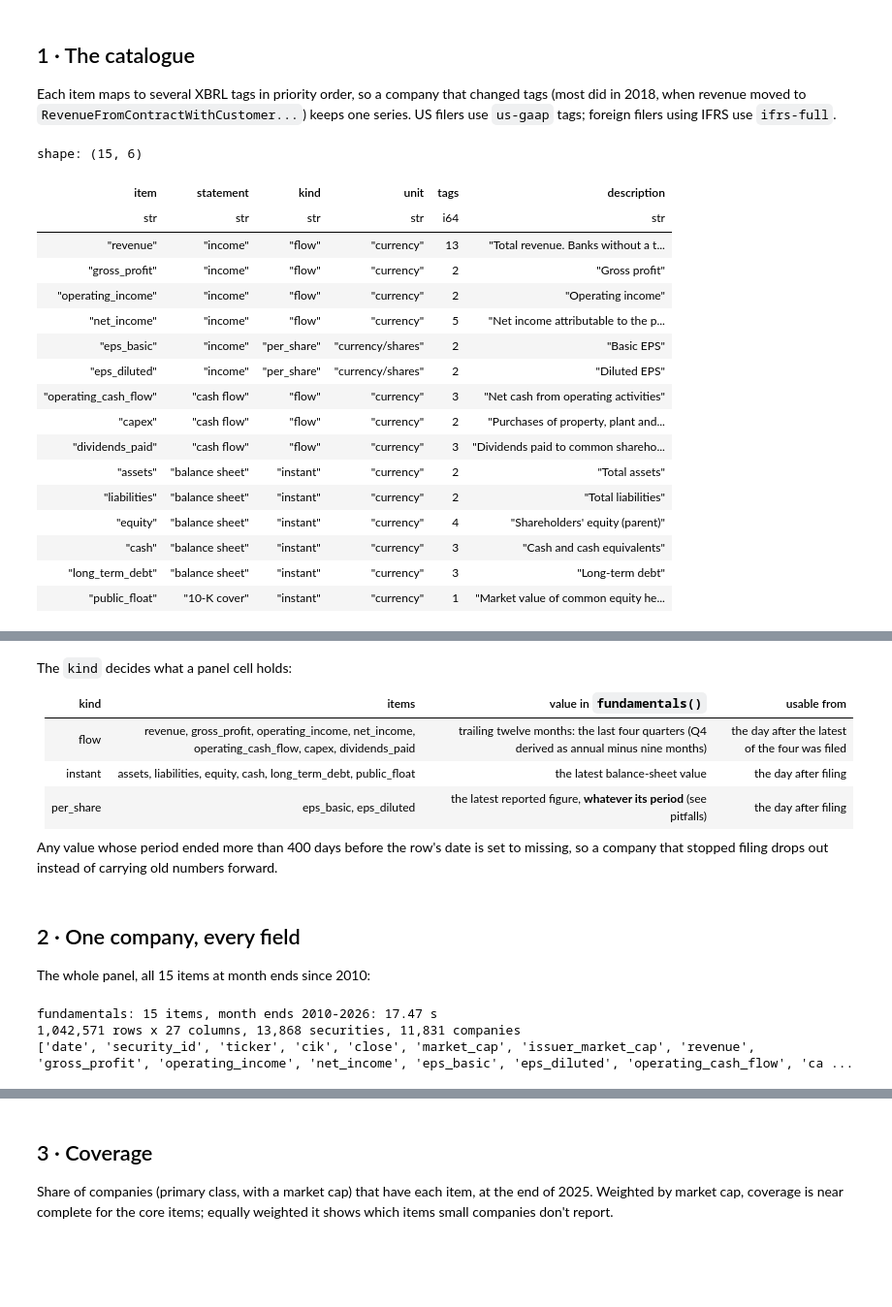
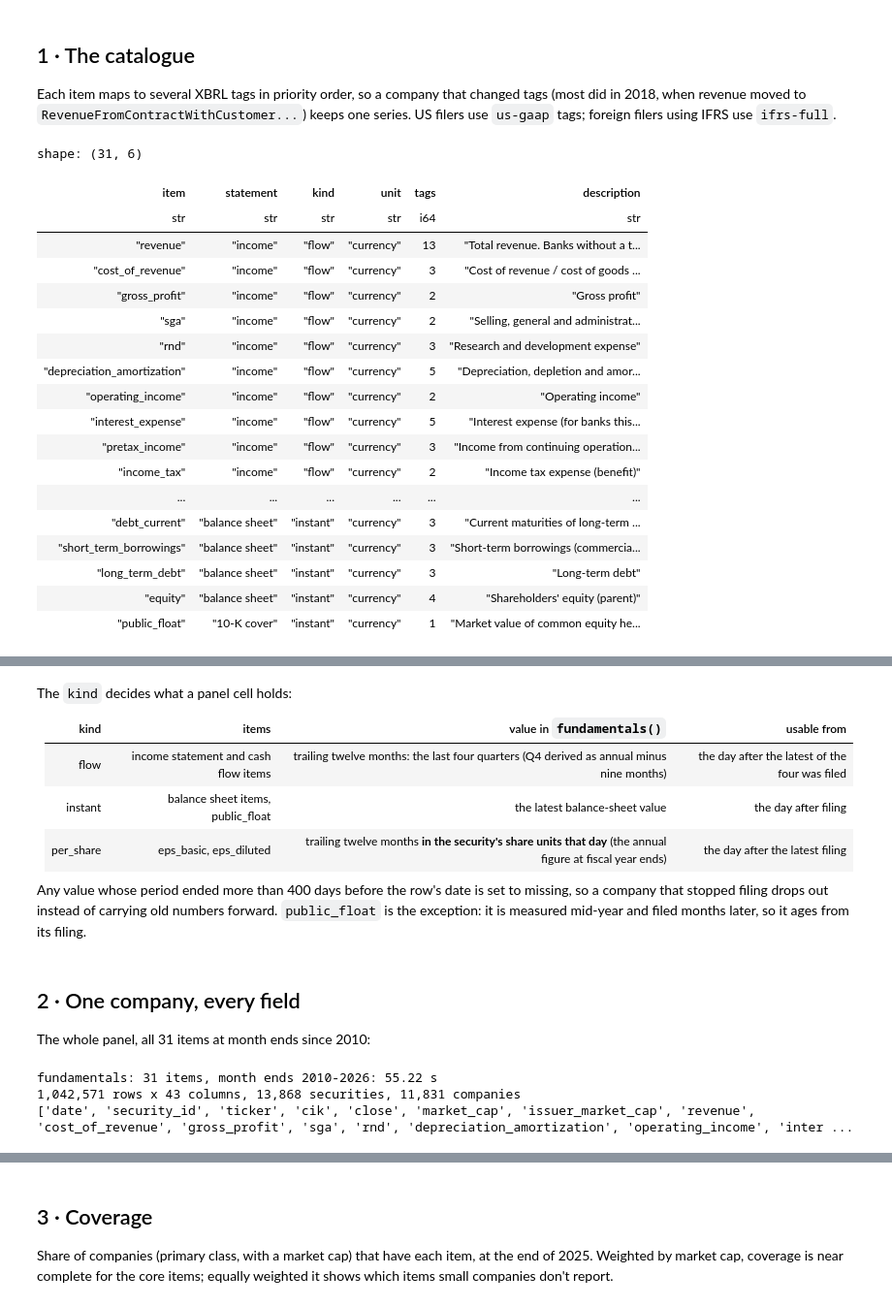
Before and after one commit to yurit04/collective-alpha, a Jupyter notebook: projects/subspace-probe/notebooks/vinculum/01_fundamentals.ipynb, the cells around one changed output, grey strips where cells are left out. Shown at 97% size. Drawn from its saved outputs; the diff is of its cells as text; code cells hidden in the pictures; blank space fills up the shorter version.

```diff
--- a/projects/subspace-probe/notebooks/vinculum/01_fundamentals.ipynb
+++ b/projects/subspace-probe/notebooks/vinculum/01_fundamentals.ipynb
@@ -31,12 +31,11 @@ from subspace_probe import style, timed
 from vinculum import Vinculum
 
 style()
-pl.Config.set_tbl_rows(25)
+pl.Config.set_tbl_rows(35)
 pl.Config.set_tbl_width_chars(170)
 pl.Config.set_fmt_str_lengths(70)
 v = Vinculum()
 edgar = EdgarStore()
-ITEMS = list(CONCEPTS)
 print(f"vinculum built through {v.status()['through']}")
 # %% [output]
 vinculum built through 2026-10-30
@@ -47,35 +46,43 @@ Each item maps to several XBRL tags in priority order, so a company that changed
 did in 2018, when revenue moved to `RevenueFromContractWithCustomer...`) keeps one series.
 US filers use `us-gaap` tags; foreign filers using IFRS use `ifrs-full`.
 # %%
-STATEMENT = {
-    "revenue": "income", "gross_profit": "income", "operating_income": "income", "net_income": "income",
-    "eps_basic": "income", "eps_diluted": "income",
-    "operating_cash_flow": "cash flow", "capex": "cash flow", "dividends_paid": "cash flow",
-    "assets": "balance sheet", "liabilities": "balance sheet", "equity": "balance sheet",
-    "cash": "balance sheet", "long_term_debt": "balance sheet", "public_float": "10-K cover",
+GROUPS = {
+    "income": ["revenue", "cost_of_revenue", "gross_profit", "sga", "rnd", "depreciation_amortization",
+               "operating_income", "interest_expense", "pretax_income", "income_tax", "net_income",
+               "eps_basic", "eps_diluted"],
+    "cash flow": ["operating_cash_flow", "capex", "dividends_paid", "buybacks", "stock_comp"],
+    "balance sheet": ["assets", "current_assets", "cash", "receivables", "inventory", "goodwill",
+                      "liabilities", "current_liabilities", "debt_current", "short_term_borrowings",
+                      "long_term_debt", "equity"],
+    "10-K cover": ["public_float"],
 }
+STATEMENT = {i: g for g, items in GROUPS.items() for i in items}
+ITEMS = [i for items in GROUPS.values() for i in items]
+assert sorted(ITEMS) == sorted(CONCEPTS)
 catalogue = pl.DataFrame(
-    [(k, STATEMENT[k], c.kind, c.unit, len(c.tags), c.description) for k, c in CONCEPTS.items()],
+    [(k, STATEMENT[k], CONCEPTS[k].kind, CONCEPTS[k].unit, len(CONCEPTS[k].tags), CONCEPTS[k].description)
+     for k in ITEMS],
     schema=["item", "statement", "kind", "unit", "tags", "description"], orient="row")
 catalogue
 # %% [output]
-shape: (15, 6)
+shape: (31, 6)
 | item | statement | kind | unit | tags | description |
 | str | str | str | str | i64 | str |
 | "revenue" | "income" | "flow" | "currency" | 13 | "Total revenue. Banks without a t... |
+| "cost_of_revenue" | "income" | "flow" | "currency" | 3 | "Cost of revenue / cost of goods ... |
 | "gross_profit" | "income" | "flow" | "currency" | 2 | "Gross profit" |
+| "sga" | "income" | "flow" | "currency" | 2 | "Selling, general and administrat... |
+| "rnd" | "income" | "flow" | "currency" | 3 | "Research and development expense" |
+| "depreciation_amortization" | "income" | "flow" | "currency" | 5 | "Depreciation, depletion and amor... |
 | "operating_income" | "income" | "flow" | "currency" | 2 | "Operating income" |
-| "net_income" | "income" | "flow" | "currency" | 5 | "Net income attributable to the p... |
-| "eps_basic" | "income" | "per_share" | "currency/shares" | 2 | "Basic EPS" |
-| "eps_diluted" | "income" | "per_share" | "currency/shares" | 2 | "Diluted EPS" |
-| "operating_cash_flow" | "cash flow" | "flow" | "currency" | 3 | "Net cash from operating activities" |
-| "capex" | "cash flow" | "flow" | "currency" | 2 | "Purchases of property, plant and... |
-| "dividends_paid" | "cash flow" | "flow" | "currency" | 3 | "Dividends paid to common shareho... |
-| "assets" | "balance sheet" | "instant" | "currency" | 2 | "Total assets" |
-| "liabilities" | "balance sheet" | "instant" | "currency" | 2 | "Total liabilities" |
+| "interest_expense" | "income" | "flow" | "currency" | 5 | "Interest expense (for banks this... |
+| "pretax_income" | "income" | "flow" | "currency" | 3 | "Income from continuing operation... |
+| "income_tax" | "income" | "flow" | "currency" | 2 | "Income tax expense (benefit)" |
+| ... | ... | ... | ... | ... | ... |
+| "debt_current" | "balance sheet" | "instant" | "currency" | 3 | "Current maturities of long-term ... |
+| "short_term_borrowings" | "balance sheet" | "instant" | "currency" | 3 | "Short-term borrowings (commercia... |
+| "long_term_debt" | "balance sheet" | "instant" | "currency" | 3 | "Long-term debt" |
 | "equity" | "balance sheet" | "instant" | "currency" | 4 | "Shareholders' equity (parent)" |
-| "cash" | "balance sheet" | "instant" | "currency" | 3 | "Cash and cash equivalents" |
-| "long_term_debt" | "balance sheet" | "instant" | "currency" | 3 | "Long-term debt" |
 | "public_float" | "10-K cover" | "instant" | "currency" | 1 | "Market value of common equity he... |
 # %%
 print("revenue tags, first match wins:")
@@ -101,26 +108,27 @@ The `kind` decides what a panel cell holds:
 
 | kind | items | value in `fundamentals()` | usable from |
 |---|---|---|---|
-| flow | revenue, gross_profit, operating_income, net_income, operating_cash_flow, capex, dividends_paid | trailing twelve months: the last four quarters (Q4 derived as annual minus nine months) | the day after the latest of the four was filed |
-| instant | assets, liabilities, equity, cash, long_term_debt, public_float | the latest balance-sheet value | the day after filing |
-| per_share | eps_basic, eps_diluted | the latest reported figure, **whatever its period** (see pitfalls) | the day after filing |
+| flow | income statement and cash flow items | trailing twelve months: the last four quarters (Q4 derived as annual minus nine months) | the day after the latest of the four was filed |
+| instant | balance sheet items, public_float | the latest balance-sheet value | the day after filing |
+| per_share | eps_basic, eps_diluted | trailing twelve months **in the security's share units that day** (the annual figure at fiscal year ends) | the day after the latest filing |
 
 Any value whose period ended more than 400 days before the row's date is set to missing, so a
-company that stopped filing drops out instead of carrying old numbers forward.
+company that stopped filing drops out instead of carrying old numbers forward. `public_float`
+is the exception: it is measured mid-year and filed months later, so it ages from its filing.
 # %% [markdown]
 ## 2 · One company, every field
 
-The whole panel, all 15 items at month ends since 2010:
+The whole panel, all 31 items at month ends since 2010:
 # %%
-with timed("fundamentals: 15 items, month ends 2010-2026"):
+with timed("fundamentals: 31 items, month ends 2010-2026"):
     f = v.fundamentals(ITEMS, start="2010-01-01")
 print(f"{f.height:,} rows x {f.width} columns, {f['security_id'].n_unique():,} securities, "
       f"{f['cik'].n_unique():,} companies")
 print(f.columns)
 # %% [output]
-fundamentals: 15 items, month ends 2010-2026: 17.47 s
-1,042,571 rows x 27 columns, 13,868 securities, 11,831 companies
-['date', 'security_id', 'ticker', 'cik', 'close', 'market_cap', 'issuer_market_cap', 'revenue', 'gross_profit', 'operating_income', 'net_income', 'eps_basic', 'eps_diluted', 'operating_cash_flow', 'ca ...
+fundamentals: 31 items, month ends 2010-2026: 55.22 s
+1,042,571 rows x 43 columns, 13,868 securities, 11,831 companies
+['date', 'security_id', 'ticker', 'cik', 'close', 'market_cap', 'issuer_market_cap', 'revenue', 'cost_of_revenue', 'gross_profit', 'sga', 'rnd', 'depreciation_amortization', 'operating_income', 'inter ...
 # %%
 last = f["date"].max()
 names = ["AAPL", "WMT", "JPM", "NVO"]
```
Also changed, not shown: parts of 20 cells of this notebook, 22 other files.
